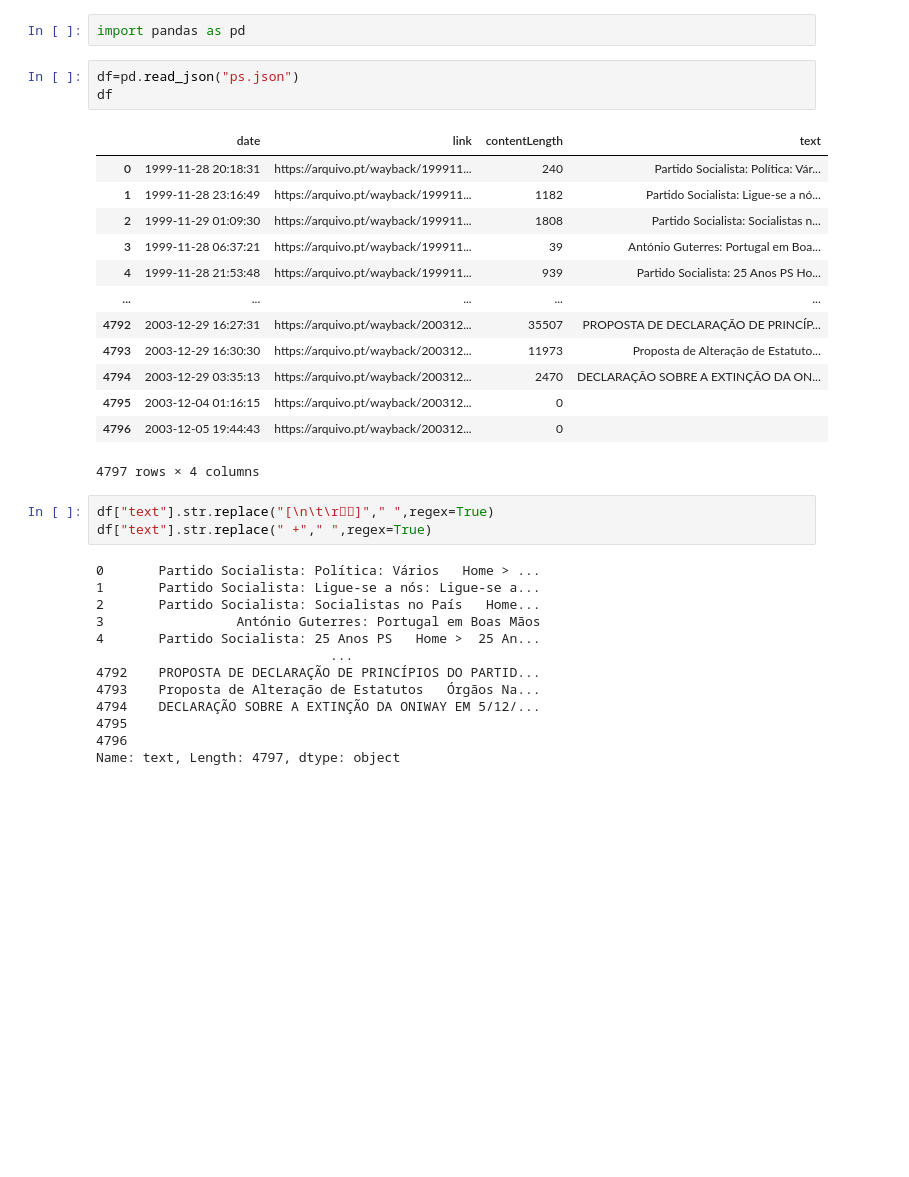
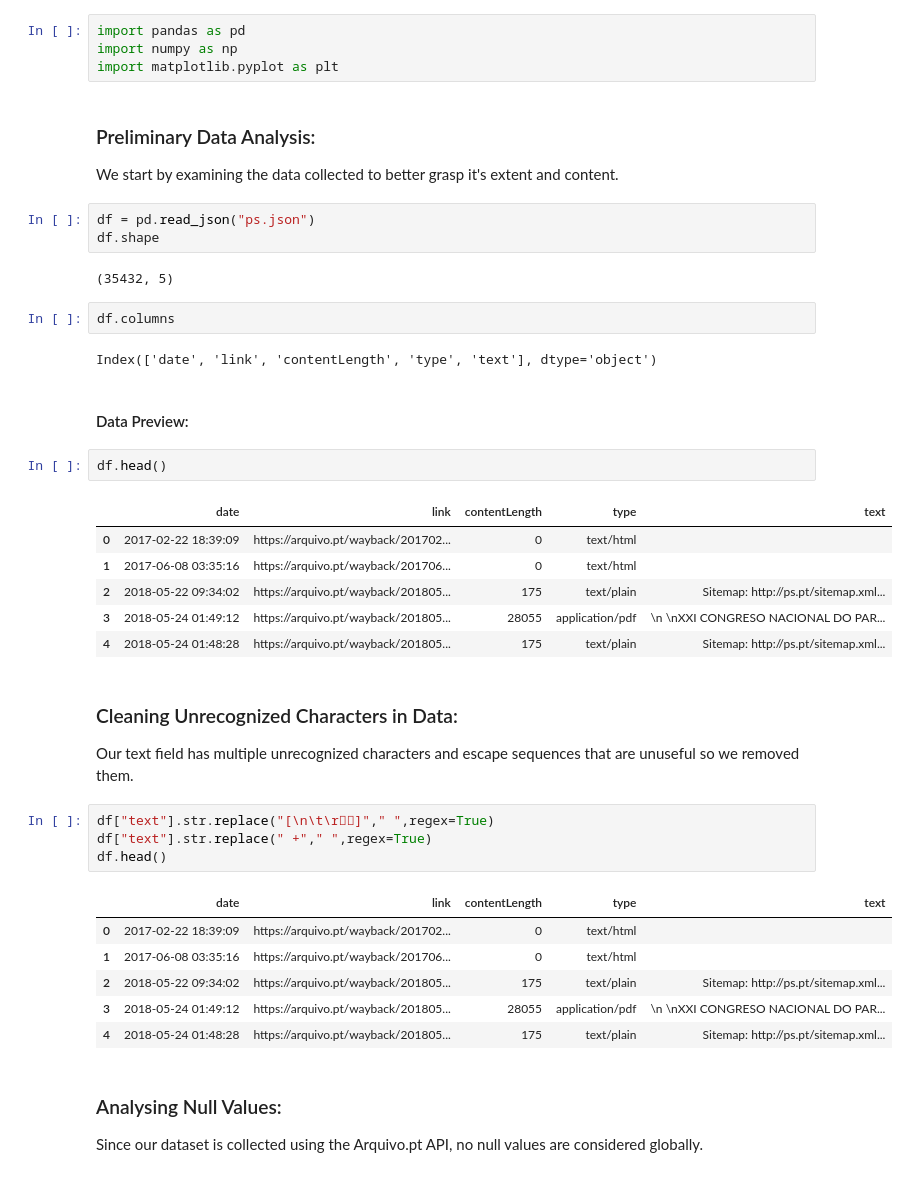
Before and after one commit to mariacrnr/feup-pri, a Jupyter notebook: data_preparation.ipynb, the cells around one changed output. Drawn from its saved outputs; the diff is of its cells as text; blank space fills up the shorter version.

Commit message:
more data preparation - null analysis and removal

```diff
--- a/data_preparation.ipynb
+++ b/data_preparation.ipynb
@@ -1,20 +6,32 @@
 # %%
 import pandas as pd
+import numpy as np
+import matplotlib.pyplot as plt
+# %% [markdown]
+### Preliminary Data Analysis:
+We start by examining the data collected to better grasp it's extent and content.
 # %%
-df=pd.read_json("ps.json")
-df
+df = pd.read_json("ps.json")
+df.shape
 # %% [output]
-|  | date | link | contentLength | text |
-| 0 | 1999-11-28 20:18:31 | https://arquivo.pt/wayback/199911... | 240 | Partido Socialista: Política: Vár... |
-| 1 | 1999-11-28 23:16:49 | https://arquivo.pt/wayback/199911... | 1182 | Partido Socialista: Ligue-se a nó... |
-| 2 | 1999-11-29 01:09:30 | https://arquivo.pt/wayback/199911... | 1808 | Partido Socialista: Socialistas n... |
-| 3 | 1999-11-28 06:37:21 | https://arquivo.pt/wayback/199911... | 39 | António Guterres: Portugal em Boa... |
-| 4 | 1999-11-28 21:53:48 | https://arquivo.pt/wayback/199911... | 939 | Partido Socialista: 25 Anos PS Ho... |
-| ... | ... | ... | ... | ... |
-| 4792 | 2003-12-29 16:27:31 | https://arquivo.pt/wayback/200312... | 35507 | PROPOSTA DE DECLARAÇÃO DE PRINCÍP... |
-| 4793 | 2003-12-29 16:30:30 | https://arquivo.pt/wayback/200312... | 11973 | Proposta de Alteração de Estatuto... |
-| 4794 | 2003-12-29 03:35:13 | https://arquivo.pt/wayback/200312... | 2470 | DECLARAÇÃO SOBRE A EXTINÇÃO DA ON... |
-| 4795 | 2003-12-04 01:16:15 | https://arquivo.pt/wayback/200312... | 0 |  |
-| 4796 | 2003-12-05 19:44:43 | https://arquivo.pt/wayback/200312... | 0 |  |
-4797 rows × 4 columns
+(35432, 5)
+# %%
+df.columns
+# %% [output]
+Index(['date', 'link', 'contentLength', 'type', 'text'], dtype='object')
+# %% [markdown]
+#### Data Preview:
+# %%
+df.head()
+# %% [output]
+|  | date | link | contentLength | type | text |
+| 0 | 2017-02-22 18:39:09 | https://arquivo.pt/wayback/201702... | 0 | text/html |  |
+| 1 | 2017-06-08 03:35:16 | https://arquivo.pt/wayback/201706... | 0 | text/html |  |
+| 2 | 2018-05-22 09:34:02 | https://arquivo.pt/wayback/201805... | 175 | text/plain | Sitemap: http://ps.pt/sitemap.xml... |
+| 3 | 2018-05-24 01:49:12 | https://arquivo.pt/wayback/201805... | 28055 | application/pdf | \n \nXXI CONGRESO NACIONAL DO PAR... |
+| 4 | 2018-05-24 01:48:28 | https://arquivo.pt/wayback/201805... | 175 | text/plain | Sitemap: http://ps.pt/sitemap.xml... |
+# %% [markdown]
+### Cleaning Unrecognized Characters in Data:
+
+Our text field has multiple unrecognized characters and escape sequences that are unuseful so we removed them.
 # %%
@@ -22,14 +39,12 @@
 df["text"].str.replace(" +"," ",regex=True)
+df.head()
 # %% [output]
-0       Partido Socialista: Política: Vários   Home > ...
-1       Partido Socialista: Ligue-se a nós: Ligue-se a...
-2       Partido Socialista: Socialistas no País   Home...
-3                 António Guterres: Portugal em Boas Mãos
-4       Partido Socialista: 25 Anos PS   Home >  25 An...
-                              ...
-4792    PROPOSTA DE DECLARAÇÃO DE PRINCÍPIOS DO PARTID...
-4793    Proposta de Alteração de Estatutos   Órgãos Na...
-4794    DECLARAÇÃO SOBRE A EXTINÇÃO DA ONIWAY EM 5/12/...
-4795
-4796
-Name: text, Length: 4797, dtype: object
+|  | date | link | contentLength | type | text |
+| 0 | 2017-02-22 18:39:09 | https://arquivo.pt/wayback/201702... | 0 | text/html |  |
+| 1 | 2017-06-08 03:35:16 | https://arquivo.pt/wayback/201706... | 0 | text/html |  |
+| 2 | 2018-05-22 09:34:02 | https://arquivo.pt/wayback/201805... | 175 | text/plain | Sitemap: http://ps.pt/sitemap.xml... |
+| 3 | 2018-05-24 01:49:12 | https://arquivo.pt/wayback/201805... | 28055 | application/pdf | \n \nXXI CONGRESO NACIONAL DO PAR... |
+| 4 | 2018-05-24 01:48:28 | https://arquivo.pt/wayback/201805... | 175 | text/plain | Sitemap: http://ps.pt/sitemap.xml... |
+# %% [markdown]
+### Analysing Null Values:
+Since our dataset is collected using the Arquivo.pt API, no null values are considered globally.
```
Also changed, not shown: parts of 15 cells of this notebook.
